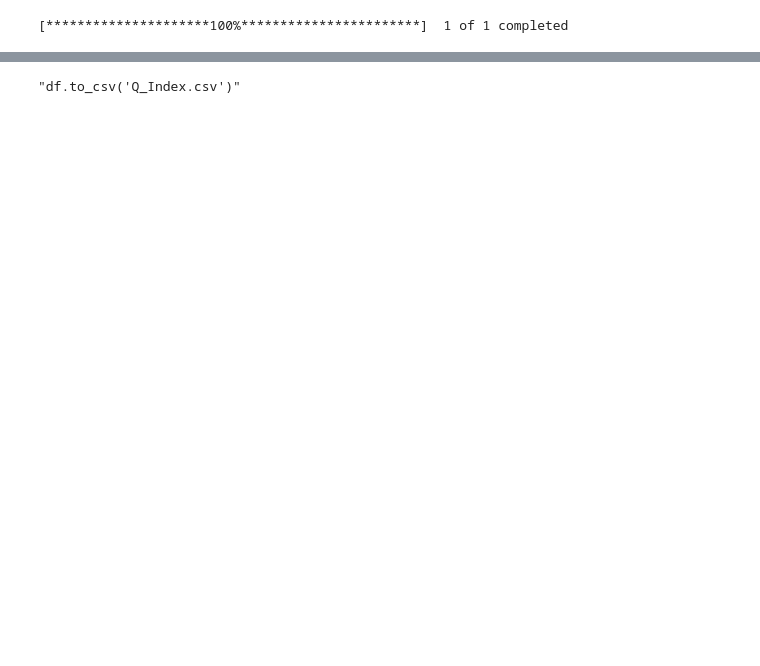
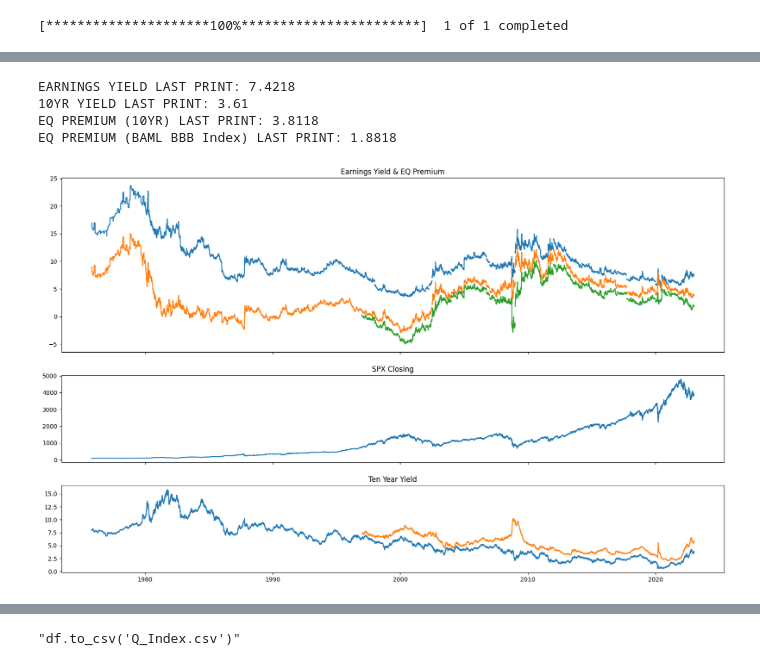
Before and after one commit to tom-buenoschonig/FRED-Sandbox, a Jupyter notebook: FRED_Data.ipynb, the cells around one changed output, grey strips where cells are left out. Drawn from its saved outputs; the diff is of its cells as text; code cells hidden in the pictures; blank space fills up the shorter version.

```diff
--- a/FRED_Data.ipynb
+++ b/FRED_Data.ipynb
@@ -150,0 +152,26 @@ Percentile Adjusted for 5 Year Lookback: 0.2432
+# %%
+df = pd.concat([df,bbb_corp_index],axis=1)
+df['earningsyield'] = df['corp_profits']/df['market_cap']*100
+df['eqprem'] = df['earningsyield'] - (df['tenyr'])
+df['eqprem_bbb'] = df['earningsyield'] - df['baml_bbb_index']
+#df[['earningsyield','eqprem','tenyr']].plot()
+#(df['eqprem']/df['tenyr']).plot()
+print('EARNINGS YIELD LAST PRINT:', np.round(df['earningsyield'][-1],decimals=4))
+print('10YR YIELD LAST PRINT:', np.round((df['tenyr'][-1]),decimals=4))
+print('EQ PREMIUM (10YR) LAST PRINT:', np.round(df['eqprem'][-1],decimals=4))
+print('EQ PREMIUM (BAML BBB Index) LAST PRINT:', np.round(df['eqprem_bbb'][-1],decimals=4))
+fig, (ax1, ax2, ax3) = plt.subplots(3,1, sharex=True, figsize=(20,12),gridspec_kw={'height_ratios': [2, 1, 1]})
+ax1.plot(df[['earningsyield','eqprem','eqprem_bbb']])
+ax1.set_title('Earnings Yield & EQ Premium')
+ax2.plot(df['Close'])
+ax2.set_title("SPX Closing")
+ax3.plot(df[['tenyr','baml_bbb_index']])
+ax3.set_title('Ten Year Yield')
+filename = 'EQ Premium_'+date.strftime("%Y_%m_%d")+'.png'
+plt.savefig(filename)
+# %% [output]
+EARNINGS YIELD LAST PRINT: 7.4218
+10YR YIELD LAST PRINT: 3.61
+EQ PREMIUM (10YR) LAST PRINT: 3.8118
+EQ PREMIUM (BAML BBB Index) LAST PRINT: 1.8818
+[figure, added]
```
Also changed, not shown: parts of 15 cells of this notebook.
